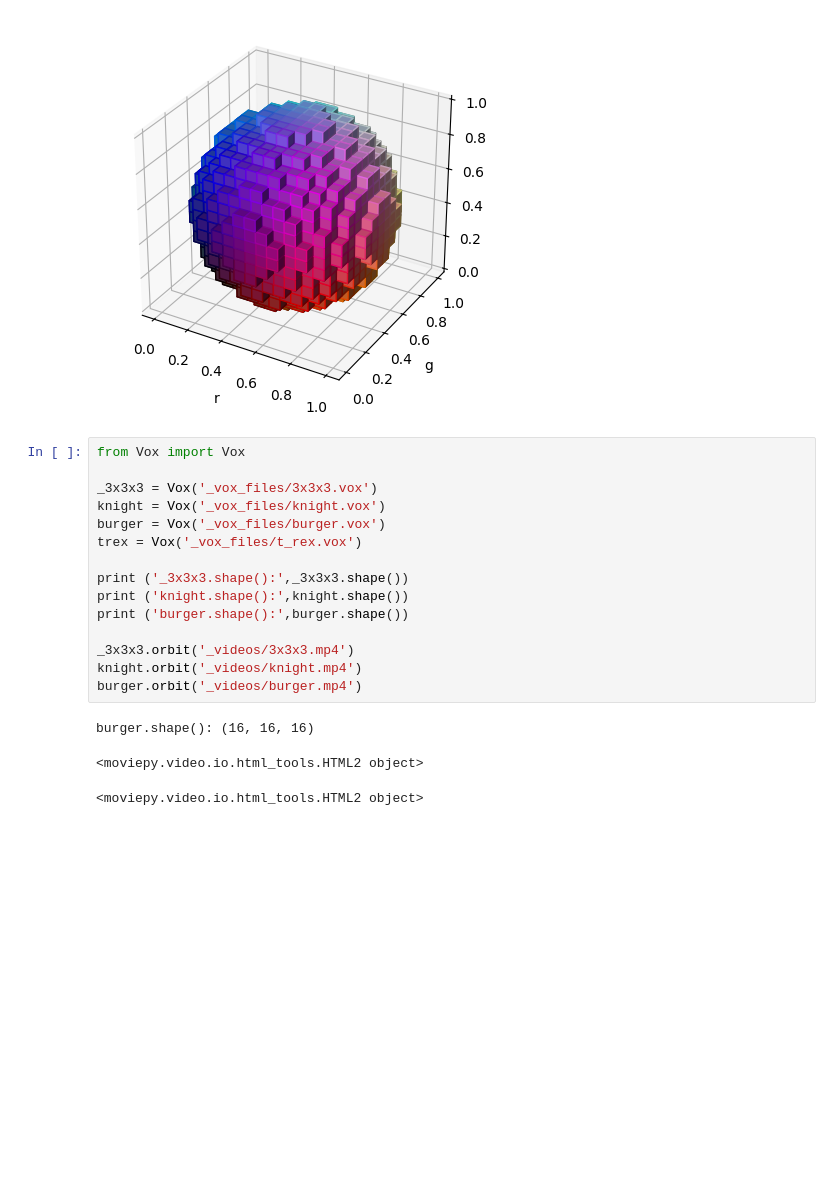
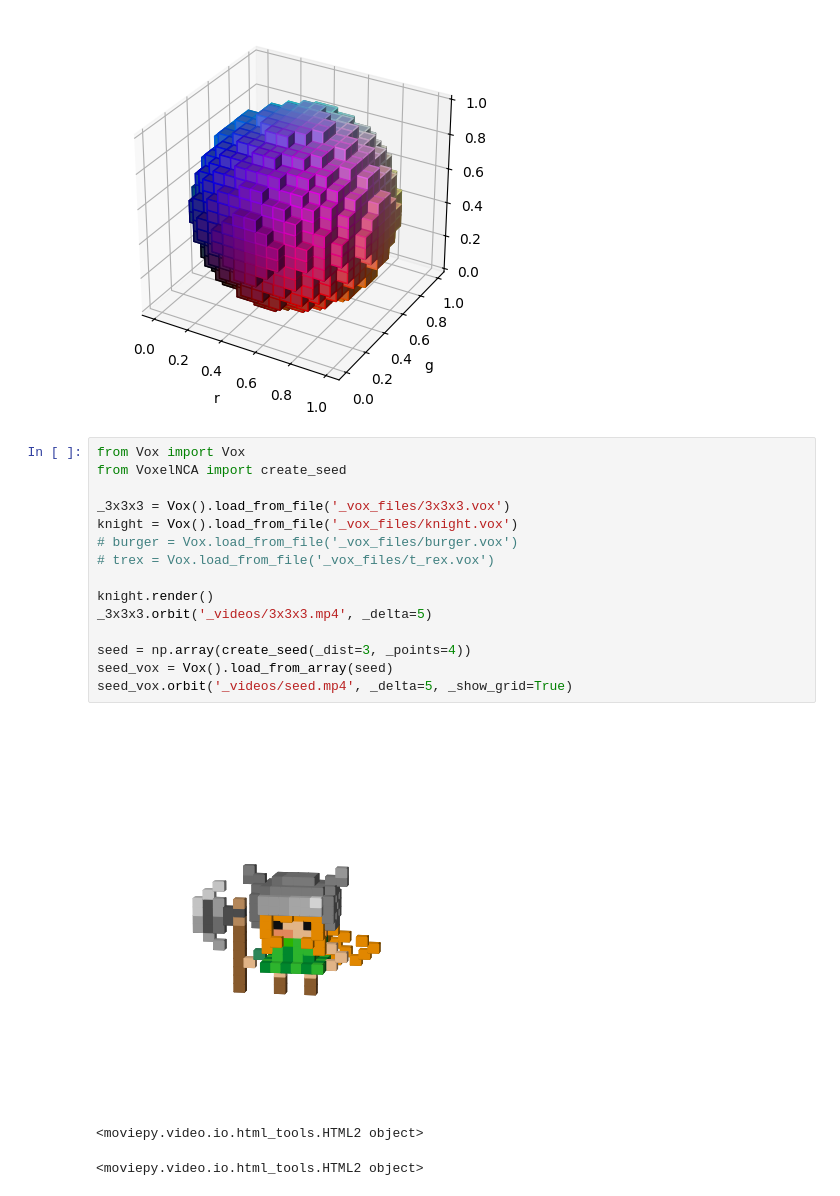
Before and after one commit to mravelo5874/neural-cellular-automata, a Jupyter notebook: 4_voxel_experiments/voxel_nb.ipynb, the cells around one changed output. Cells and saved outputs as stored; diff of their text form; blank space fills up the shorter version.

```diff
--- a/4_voxel_experiments/voxel_nb.ipynb
+++ b/4_voxel_experiments/voxel_nb.ipynb
@@ -90,20 +90,20 @@ colors.shape: (16, 16, 16, 3)
 [figure]
 # %%
 from Vox import Vox
+from VoxelNCA import create_seed
 
-_3x3x3 = Vox('_vox_files/3x3x3.vox')
-knight = Vox('_vox_files/knight.vox')
-burger = Vox('_vox_files/burger.vox')
-trex = Vox('_vox_files/t_rex.vox')
+_3x3x3 = Vox().load_from_file('_vox_files/3x3x3.vox')
+knight = Vox().load_from_file('_vox_files/knight.vox')
+# burger = Vox.load_from_file('_vox_files/burger.vox')
+# trex = Vox.load_from_file('_vox_files/t_rex.vox')
 
-print ('_3x3x3.shape():',_3x3x3.shape())
-print ('knight.shape():',knight.shape())
-print ('burger.shape():',burger.shape())
+knight.render()
+_3x3x3.orbit('_videos/3x3x3.mp4', _delta=5)
 
-_3x3x3.orbit('_videos/3x3x3.mp4')
-knight.orbit('_videos/knight.mp4')
-burger.orbit('_videos/burger.mp4')
+seed = np.array(create_seed(_dist=3, _points=4))
+seed_vox = Vox().load_from_array(seed)
+seed_vox.orbit('_videos/seed.mp4', _delta=5, _show_grid=True)
 # %% [output]
+[figure, added]
-burger.shape(): (16, 16, 16)
+<moviepy.video.io.html_tools.HTML2 object>
 <moviepy.video.io.html_tools.HTML2 object>
-<moviepy.video.io.html_tools.HTML2 object>
```
Also changed, not shown: 5 other files.
